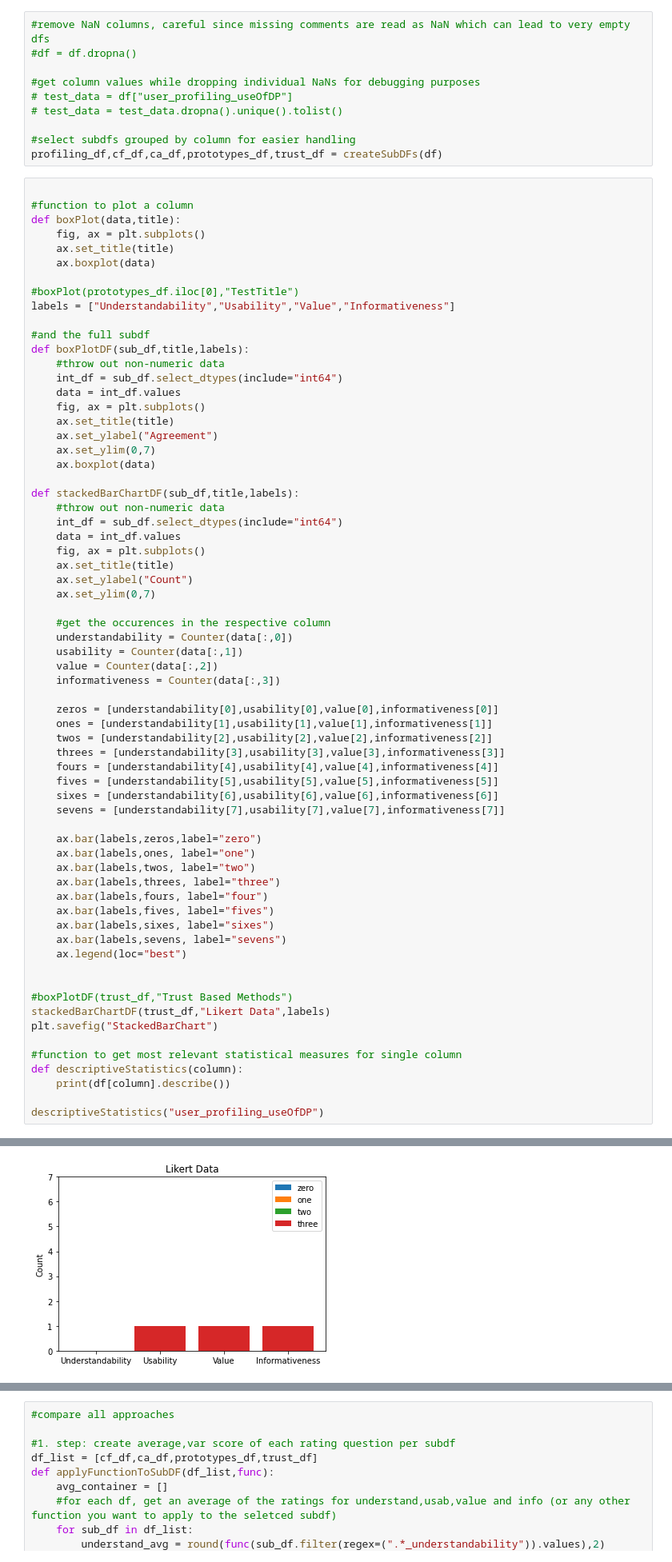
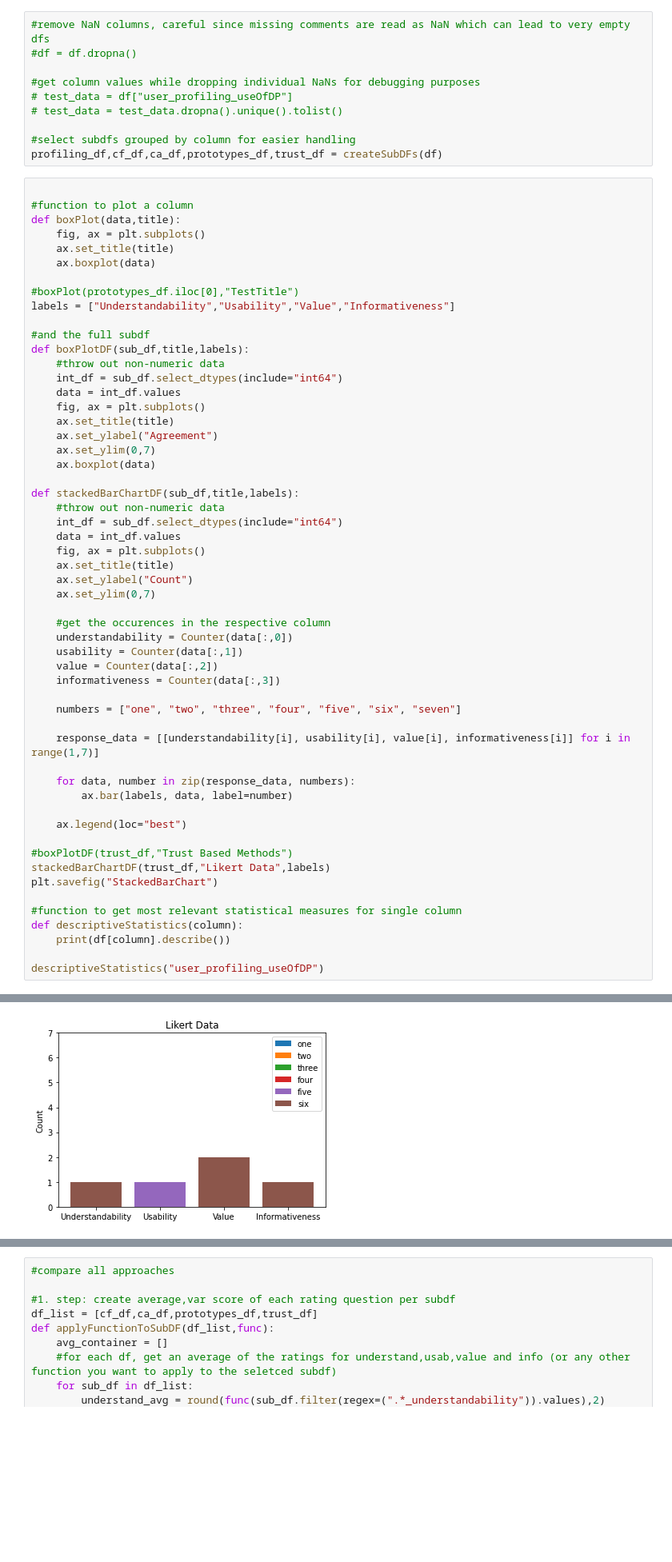
Before and after one commit to theodore-evans/xai-in-digital-pathology, a Jupyter notebook: DataProcessing/data_processing.ipynb, the cells around one changed output, grey strips where cells are left out. Shown at 80% size. Saved outputs shown, nothing was run; the diff lists cells and outputs as text; blank space fills up the shorter version.

```diff
--- a/DataProcessing/data_processing.ipynb
+++ b/DataProcessing/data_processing.ipynb
@@ -116,25 +122,14 @@ def stackedBarChartDF(sub_df,title,labels):
     value = Counter(data[:,2])
     informativeness = Counter(data[:,3])
 
-    zeros = [understandability[0],usability[0],value[0],informativeness[0]]
-    ones = [understandability[1],usability[1],value[1],informativeness[1]]
-    twos = [understandability[2],usability[2],value[2],informativeness[2]]
-    threes = [understandability[3],usability[3],value[3],informativeness[3]]
-    fours = [understandability[4],usability[4],value[4],informativeness[4]]
-    fives = [understandability[5],usability[5],value[5],informativeness[5]]
-    sixes = [understandability[6],usability[6],value[6],informativeness[6]]
-    sevens = [understandability[7],usability[7],value[7],informativeness[7]]
+    numbers = ["one", "two", "three", "four", "five", "six", "seven"]
 
-    ax.bar(labels,zeros,label="zero")
-    ax.bar(labels,ones, label="one")
-    ax.bar(labels,twos, label="two")
-    ax.bar(labels,threes, label="three")
-    ax.bar(labels,fours, label="four")
-    ax.bar(labels,fives, label="fives")
-    ax.bar(labels,sixes, label="sixes")
-    ax.bar(labels,sevens, label="sevens")
+    response_data = [[understandability[i], usability[i], value[i], informativeness[i]] for i in range(1,7)]
+
+    for data, number in zip(response_data, numbers):
+        ax.bar(labels, data, label=number)
+
     ax.legend(loc="best")
-
 
 #boxPlotDF(trust_df,"Trust Based Methods")
 stackedBarChartDF(trust_df,"Likert Data",labels)
@@ -150 +149 @@ descriptiveStatistics("user_profiling_useOfDP")
-[figure, old version]
+[figure, new version]
```
Also changed, not shown: parts of 3 cells of this notebook.
